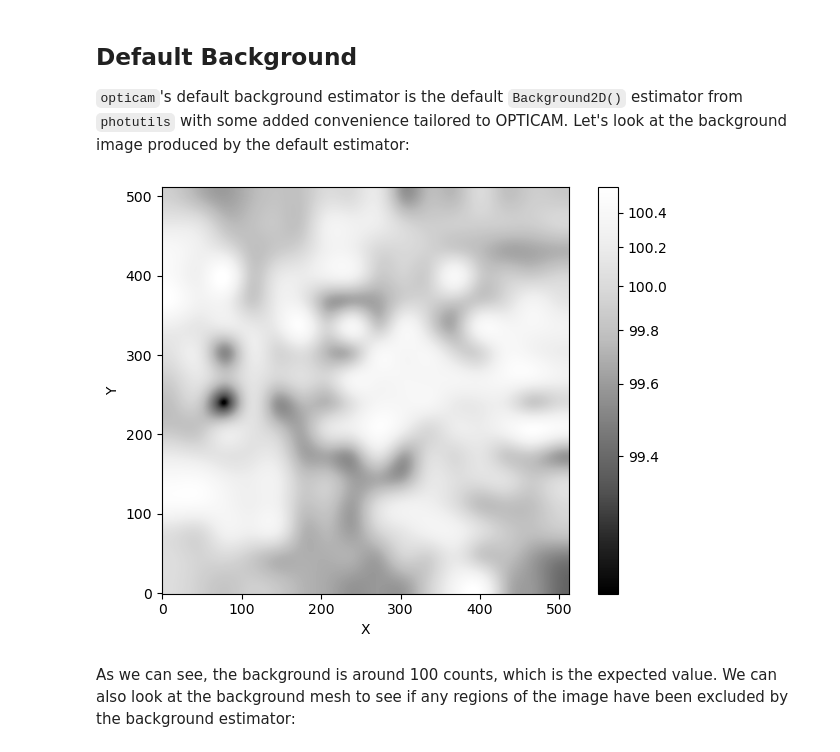
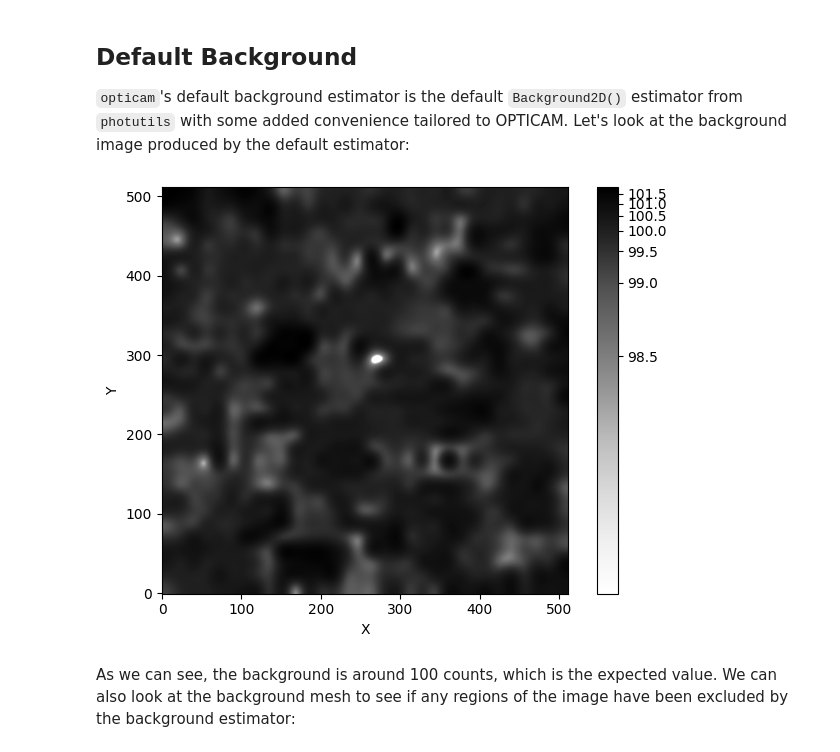
Before and after one commit to zairving/opticam, a Jupyter notebook: docs/tutorials/backgrounds.ipynb, the cells around one changed output. Cells and saved outputs as stored; diff of their text form; code cells hidden in the pictures.

```diff
--- a/docs/tutorials/backgrounds.ipynb
+++ b/docs/tutorials/backgrounds.ipynb
@@ -63,28 +68,30 @@ plt.show()
 
 `opticam`'s default background estimator is the default `Background2D()` estimator from `photutils` with some added convenience tailored to OPTICAM. Let's look at the background image produced by the default estimator:
 # %%
-default_background = opticam.DefaultBackground(box_size=image.shape[0] // 16)
+default_background = opticam.DefaultBackground(
+    box_size=image.shape[0] // 32,  # opticam sets this parameter to image.shape[0] // 32 by default
+    )
 
 bkg = default_background(image)  # compute the background
 bkg_image = bkg.background  # get the background image
 
 fig, ax = plt.subplots(tight_layout=True)
 
 im = ax.imshow(
     bkg_image,
-    norm=simple_norm(bkg_image, stretch="sqrt"),
+    norm=simple_norm(bkg_image, stretch="log"),
     origin="lower",
-    cmap="Greys_r",
+    cmap="Greys",
     )
 
 fig.colorbar(im)
 
 ax.set_xlabel("X")
 ax.set_ylabel("Y")
 
 plt.show()
 # %% [output]
-[figure, old version]
+[figure, new version]
 # %% [markdown]
 As we can see, the background is around 100 counts, which is the expected value. We can also look at the background mesh to see if any regions of the image have been excluded by the background estimator:
 # %%
```
Also changed, not shown: parts of 13 cells of this notebook, 5 other files.
